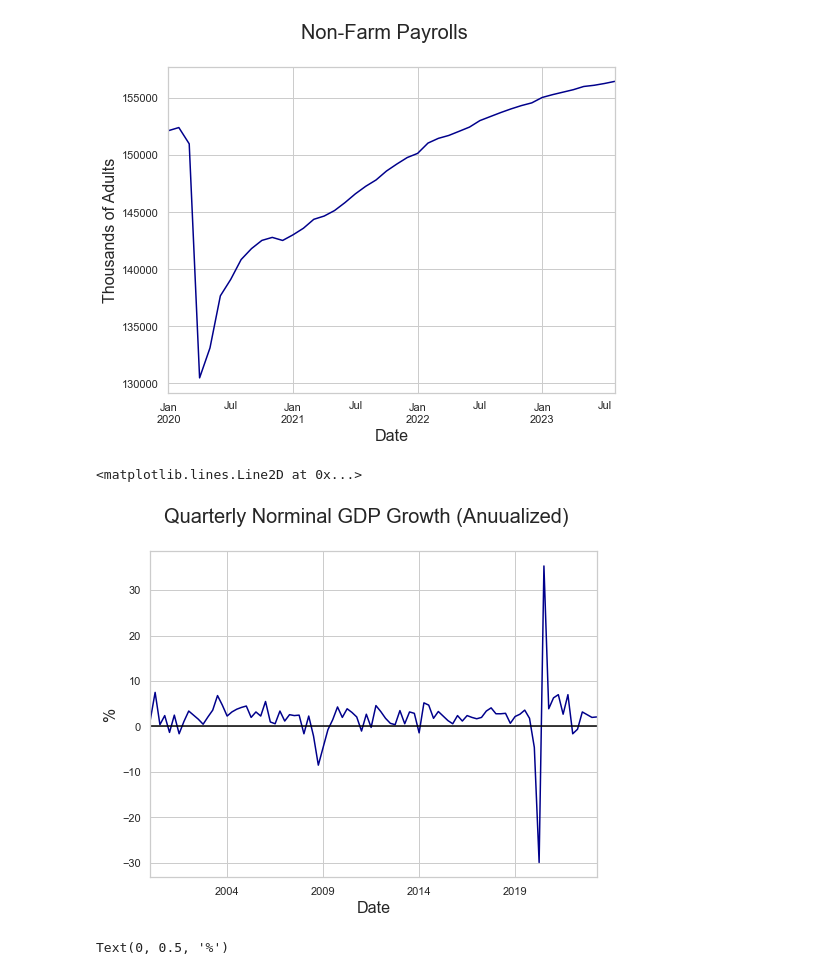
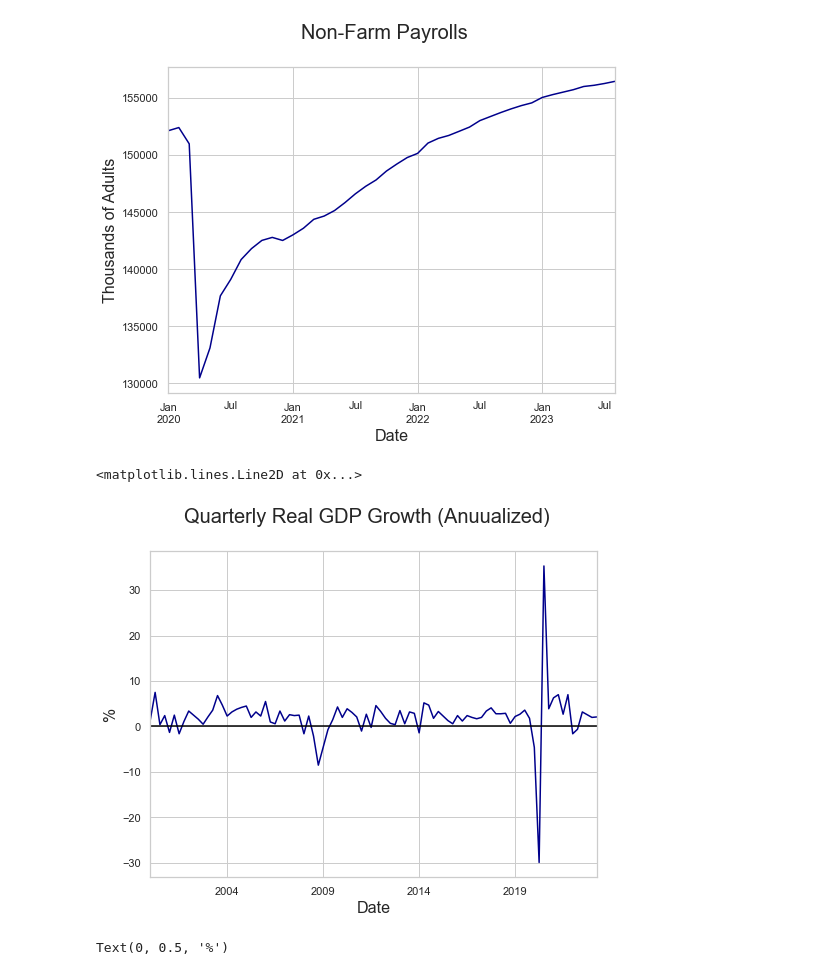
Before and after one commit to thsavage/Macroeconomic-Talking-Points, a Jupyter notebook: Top 10 2023 Issue 1.ipynb, the cells around one changed output. Cells and saved outputs as stored; diff of their text form; code cells hidden in the pictures.

```diff
--- a/Top 10 2023 Issue 1.ipynb
+++ b/Top 10 2023 Issue 1.ipynb
@@ -86,13 +87,13 @@ Text(0, 0.5, 'Thousands of Adults')
 [figure]
 # %%
 growth.plot(color='darkblue', figsize=(8, 6))
-plt.suptitle('Quarterly Norminal GDP Growth (Anuualized)', fontsize=20)
+plt.suptitle('Quarterly Real GDP Growth (Anuualized)', fontsize=20)
 plt.xlabel('Date', fontsize=16)
 plt.ylabel('%', fontsize=16)
 plt.axhline(0, color='black')
 # %% [output]
 <matplotlib.lines.Line2D at 0x...>
-[figure, old version]
+[figure, new version]
 # %%
 inflation.plot(color='darkblue', figsize=(8, 6))
 plt.suptitle('A Common Measure of Price Inflation', fontsize=20)
```
Also changed, not shown: parts of 3 cells of this notebook, 1 other file.
